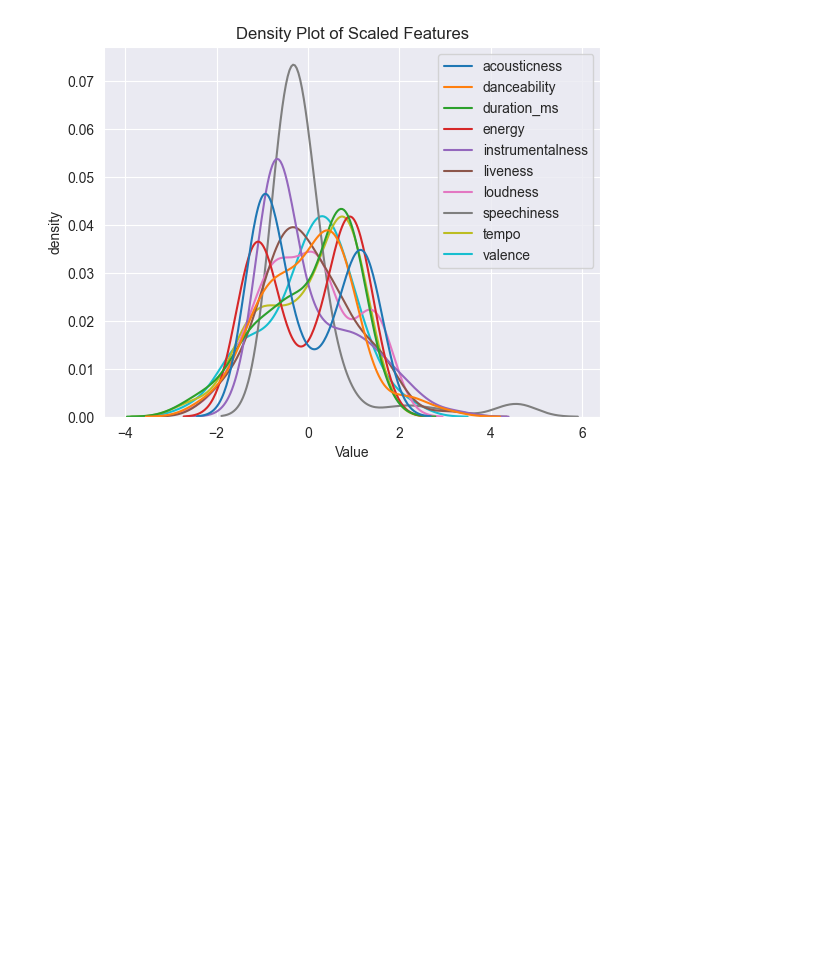
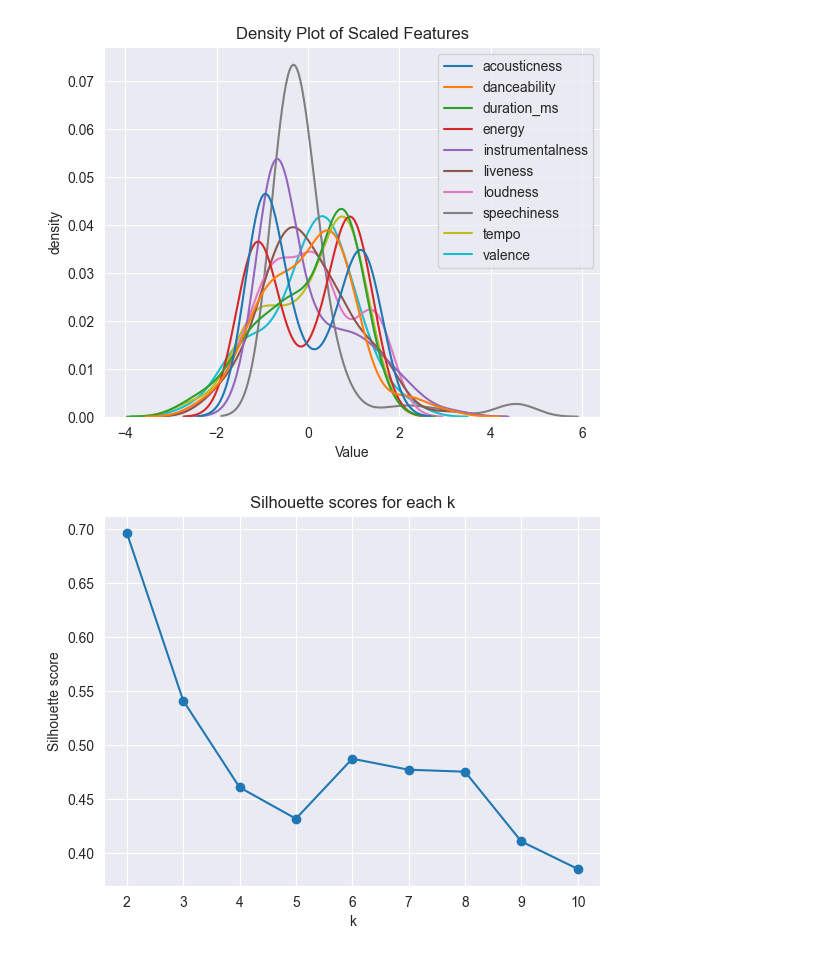
Before and after one commit to MaidenTaief/MUSIC-REC, a Jupyter notebook: Cluster/data_by_year.ipynb, the cells around one changed output. Drawn from its saved outputs; the diff is of its cells as text; code cells hidden in the pictures; blank space fills up the shorter version.

Commit message:
Till Data_by_year

```diff
--- a/Cluster/data_by_year.ipynb
+++ b/Cluster/data_by_year.ipynb
@@ -103,3 +103,33 @@ plt.savefig('/Users/taief/Desktop/MUSIC REC/data/scaled_features_year.png')
 plt.show()
 # %% [output]
 [figure]
+# %%
+from sklearn.cluster import KMeans
+from sklearn.metrics import silhouette_score
+import matplotlib.pyplot as plt
+
+data_by_year = pd.read_csv('/Users/taief/Desktop/MUSIC REC/data/data_by_year.csv')
+
+features_to_scale = ['acousticness', 'danceability', 'energy', 'instrumentalness', 'speechiness', 'valence']
+
+# Range of k values to try
+k_range = range(2, 11)
+
+silhouette_scores = []  # To store the silhouette scores for each k
+
+for k in k_range:
+    kmeans = KMeans(n_clusters=k, random_state=42)
+    kmeans.fit(data_by_year[features_to_scale])
+    cluster_labels = kmeans.labels_
+    silhouette_avg = silhouette_score(data_by_year[features_to_scale], cluster_labels)
+    silhouette_scores.append(silhouette_avg)
+
+# Plot the silhouette scores for each k
+plt.plot(k_range, silhouette_scores, marker='o')
+plt.title('Silhouette scores for each k')
+plt.xlabel('k')
+plt.ylabel('Silhouette score')
+plt.xticks(k_range)
+plt.savefig('/Users/taief/Desktop/MUSIC REC/data/silhouette_scores_year.png')
+# %% [output]
+[figure, added]
```
Also changed, not shown: parts of 4 cells of this notebook, 3 other files.
